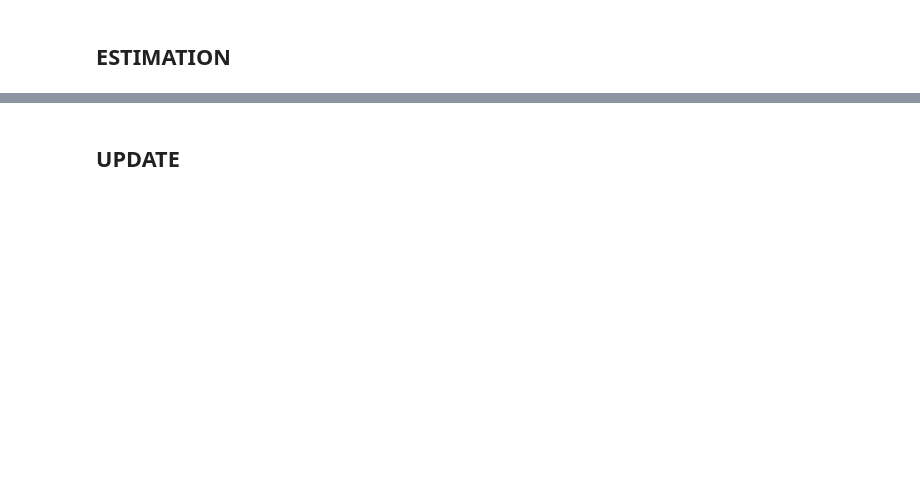
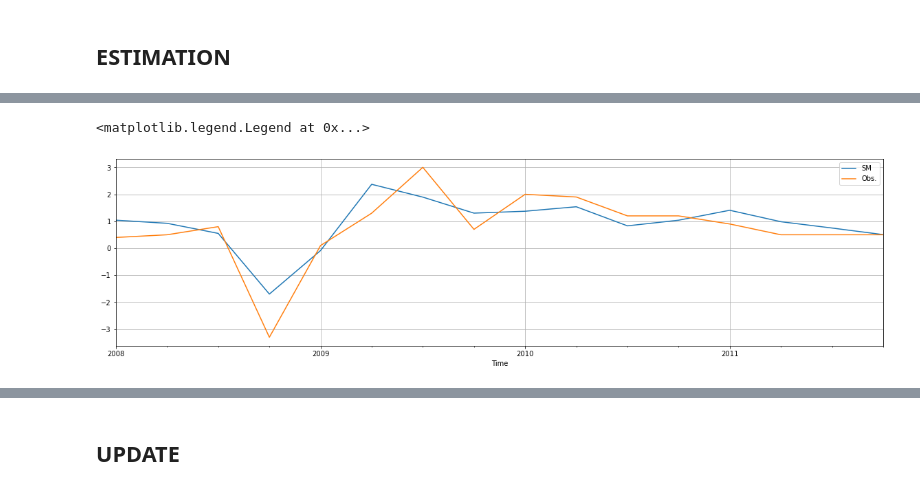
Before and after one commit to hyunchangyi/nowcasting, a Jupyter notebook: nowcasting_kr.ipynb, the cells around one changed output, grey strips where cells are left out. Saved outputs shown, nothing was run; the diff lists cells and outputs as text; code cells hidden in the pictures; blank space fills up the shorter version.

```diff
--- a/nowcasting_kr.ipynb
+++ b/nowcasting_kr.ipynb
@@ -1589 +1662,13 @@ Loop starts at 13:42:50.
+# %%
+x_sm, x_tr = get_smoothed('res_kr_tiny_t5', 'N_gdp', ['Global', 'Soft', 'Real', 'Labor'])
+
+fig, axs = plt.subplots(1, 1, figsize=(20, 5))
+
+x_sm.loc['2008':'2011'].resample('Q').last().plot(ax=axs, label='SM')
+x_tr.loc['2008':'2011'].plot(ax=axs, label='Obs.')
+axs.grid()
+axs.legend()
+# %% [output]
+<matplotlib.legend.Legend at 0x...>
+[figure, added]
 # %%
```
Also changed, not shown: parts of 49 cells of this notebook, 4 other files.
